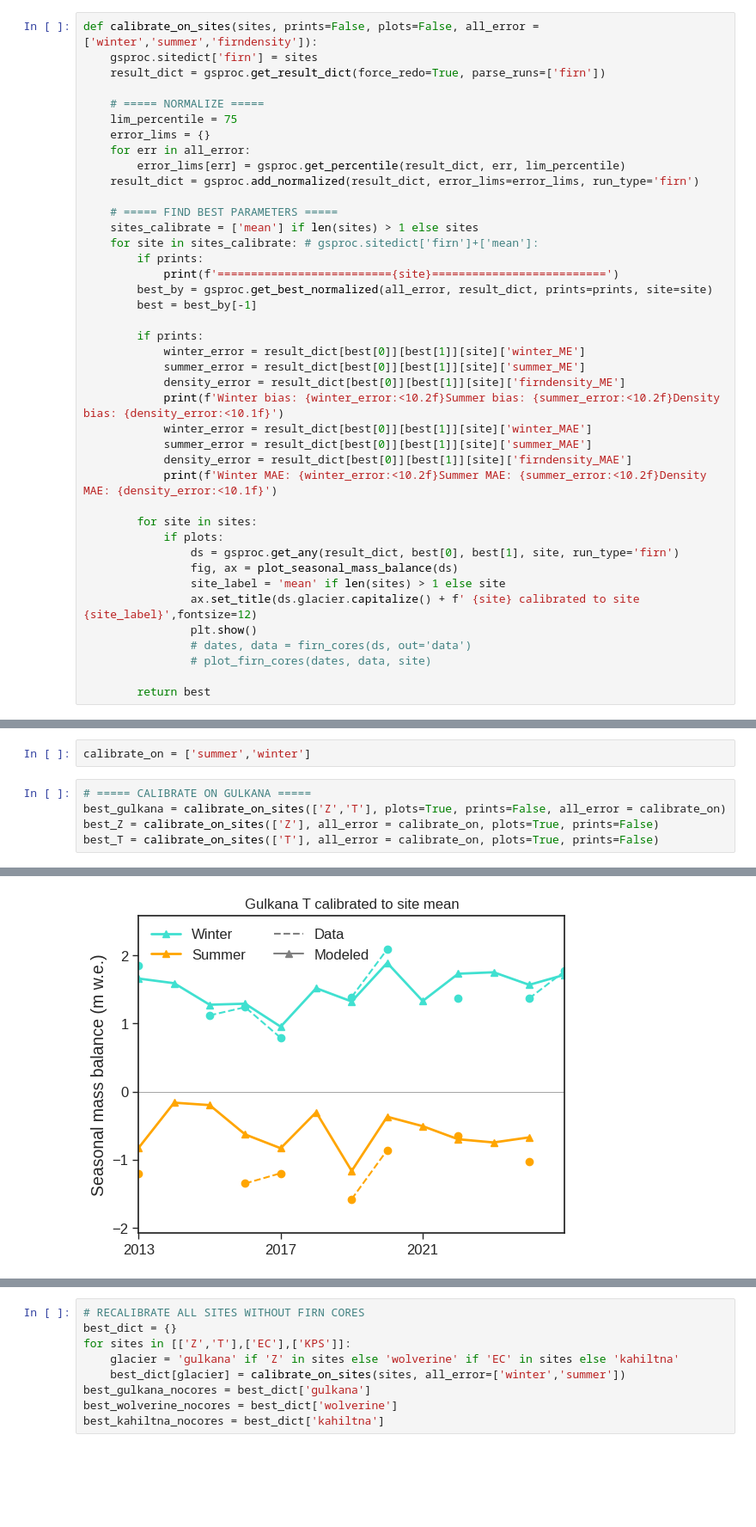
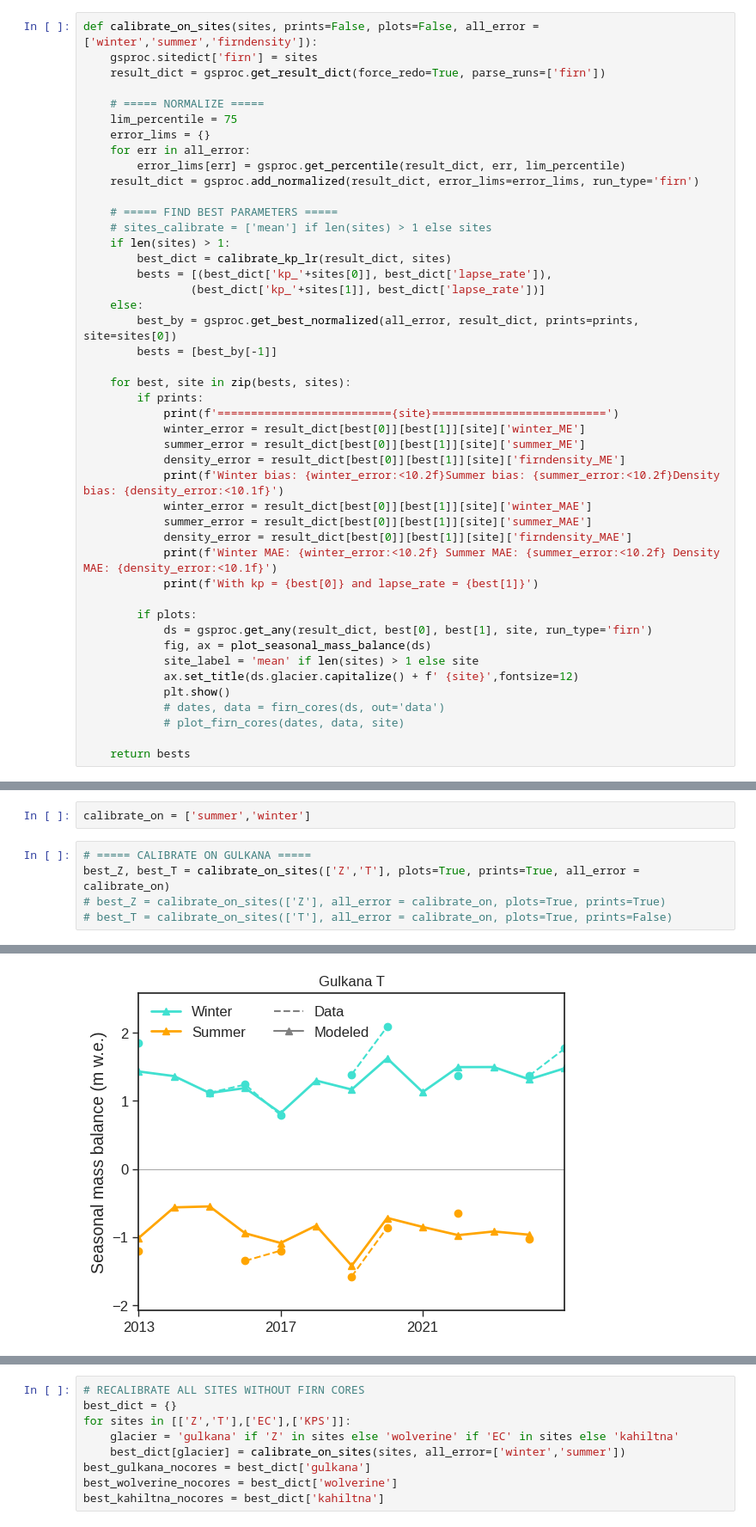
Before and after one commit to clairevwilson/PEBSI, a Jupyter notebook: firn_site_calibration.ipynb, the cells around one changed output, grey strips where cells are left out. Shown at 86% size. Drawn from its saved outputs; the diff is of its cells as text; blank space fills up the shorter version.

Commit message:
FINAL GRIDSEARCH PARAMS FROM FIRN SITE CALIBRATION

```diff
--- a/firn_site_calibration.ipynb
+++ b/firn_site_calibration.ipynb
@@ -19,14 +19,18 @@ def calibrate_on_sites(sites, prints=False, plots=False, all_error = ['winter','
     result_dict = gsproc.add_normalized(result_dict, error_lims=error_lims, run_type='firn')
 
     # ===== FIND BEST PARAMETERS =====
-    sites_calibrate = ['mean'] if len(sites) > 1 else sites
-    for site in sites_calibrate: # gsproc.sitedict['firn']+['mean']:
+    # sites_calibrate = ['mean'] if len(sites) > 1 else sites
+    if len(sites) > 1:
+        best_dict = calibrate_kp_lr(result_dict, sites)
+        bests = [(best_dict['kp_'+sites[0]], best_dict['lapse_rate']),
+                (best_dict['kp_'+sites[1]], best_dict['lapse_rate'])]
+    else:
+        best_by = gsproc.get_best_normalized(all_error, result_dict, prints=prints, site=sites[0])
+        bests = [best_by[-1]]
+
+    for best, site in zip(bests, sites):
         if prints:
             print(f'=========================={site}==========================')
-        best_by = gsproc.get_best_normalized(all_error, result_dict, prints=prints, site=site)
-        best = best_by[-1]
-
-        if prints:
             winter_error = result_dict[best[0]][best[1]][site]['winter_ME']
             summer_error = result_dict[best[0]][best[1]][site]['summer_ME']
             density_error = result_dict[best[0]][best[1]][site]['firndensity_ME']
@@ -34,18 +38,18 @@ def calibrate_on_sites(sites, prints=False, plots=False, all_error = ['winter','
             winter_error = result_dict[best[0]][best[1]][site]['winter_MAE']
             summer_error = result_dict[best[0]][best[1]][site]['summer_MAE']
             density_error = result_dict[best[0]][best[1]][site]['firndensity_MAE']
-            print(f'Winter MAE: {winter_error:<10.2f}Summer MAE: {summer_error:<10.2f}Density MAE: {density_error:<10.1f}')
+            print(f'Winter MAE: {winter_error:<10.2f} Summer MAE: {summer_error:<10.2f} Density MAE: {density_error:<10.1f}')
+            print(f'With kp = {best[0]} and lapse_rate = {best[1]}')
 
-        for site in sites:
-            if plots:
-                ds = gsproc.get_any(result_dict, best[0], best[1], site, run_type='firn')
-                fig, ax = plot_seasonal_mass_balance(ds)
-                site_label = 'mean' if len(sites) > 1 else site
-                ax.set_title(ds.glacier.capitalize() + f' {site} calibrated to site {site_label}',fontsize=12)
-                plt.show()
-                # dates, data = firn_cores(ds, out='data')
-                # plot_firn_cores(dates, data, site)
+        if plots:
+            ds = gsproc.get_any(result_dict, best[0], best[1], site, run_type='firn')
+            fig, ax = plot_seasonal_mass_balance(ds)
+            site_label = 'mean' if len(sites) > 1 else site
+            ax.set_title(ds.glacier.capitalize() + f' {site}',fontsize=12)
+            plt.show()
+            # dates, data = firn_cores(ds, out='data')
+            # plot_firn_cores(dates, data, site)
 
-        return best
+    return bests
 # %%
 # site = 'T'
@@ -60,7 +64,7 @@ def calibrate_on_sites(sites, prints=False, plots=False, all_error = ['winter','
 calibrate_on = ['summer','winter']
 # %%
 # ===== CALIBRATE ON GULKANA =====
-best_gulkana = calibrate_on_sites(['Z','T'], plots=True, prints=False, all_error = calibrate_on)
-best_Z = calibrate_on_sites(['Z'], all_error = calibrate_on, plots=True, prints=False)
-best_T = calibrate_on_sites(['T'], all_error = calibrate_on, plots=True, prints=False)
+best_Z, best_T = calibrate_on_sites(['Z','T'], plots=True, prints=True, all_error = calibrate_on)
+# best_Z = calibrate_on_sites(['Z'], all_error = calibrate_on, plots=True, prints=True)
+# best_T = calibrate_on_sites(['T'], all_error = calibrate_on, plots=True, prints=False)
 # %% [output]
@@ -68 +80 @@ best_T = calibrate_on_sites(['T'], all_error = calibrate_on, plots=True, prints=
-[figure, old version]
+[figure, new version]
```
Also changed, not shown: parts of 8 cells of this notebook.
